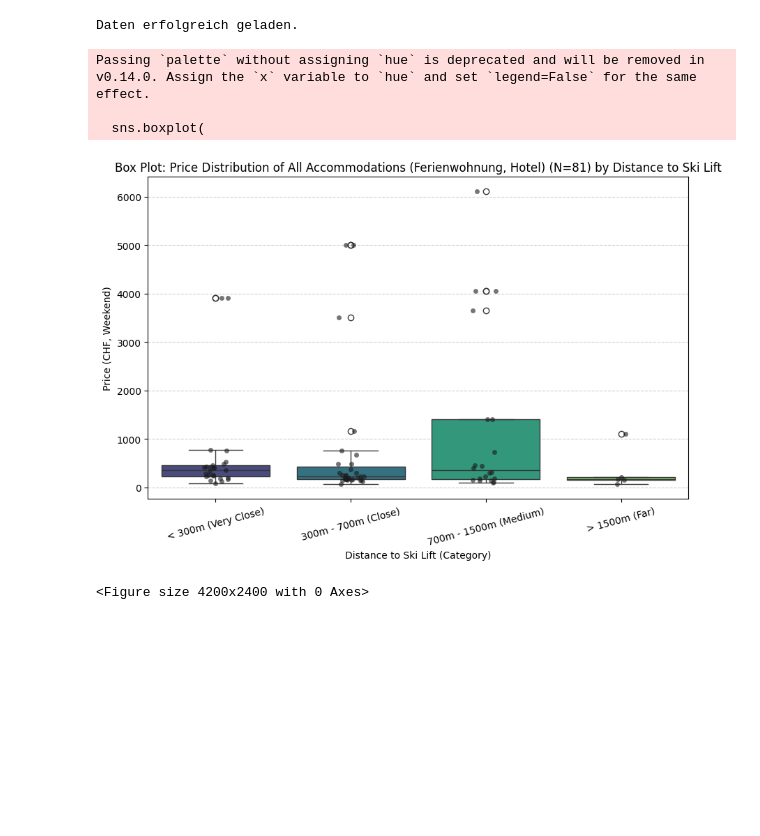
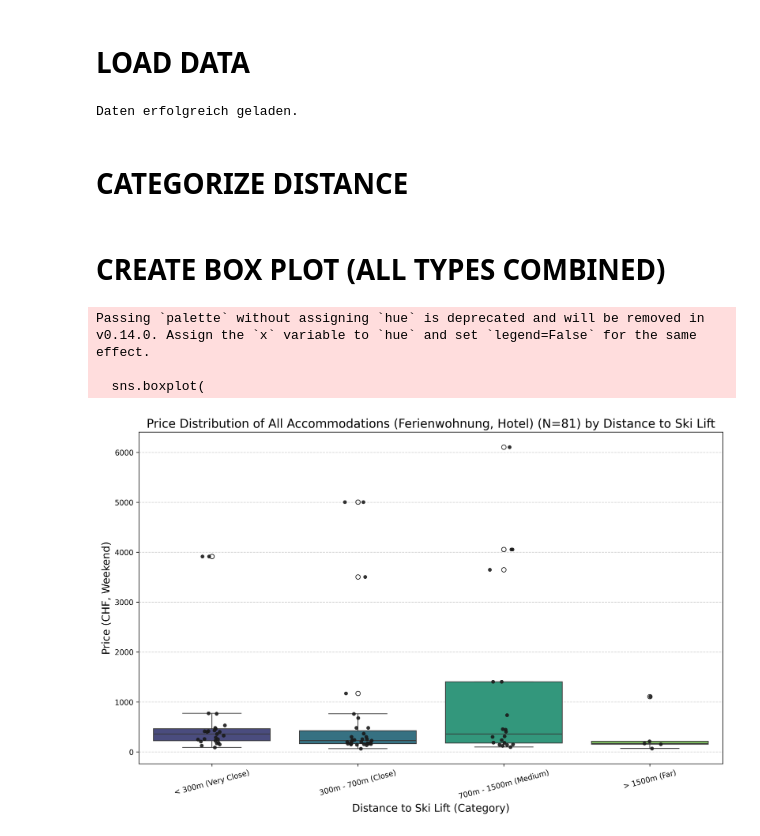
Before and after one commit to NadineLan/NLA_project_template_arm, a Jupyter notebook: 2. Box Plot All Type.ipynb, the cells around one changed output. Drawn from its saved outputs; the diff is of its cells as text; code cells hidden in the pictures; blank space fills up the shorter version.

```diff
--- a/2. Box Plot All Type.ipynb
+++ b/2. Box Plot All Type.ipynb
@@ -0,0 +5,9 @@
+# %% [markdown]
+# LOAD DATA
+# %%
+df = pd.read_csv("Davos_combined_cleaned.csv")
+print("Daten erfolgreich geladen.")
+# %% [output]
+Daten erfolgreich geladen.
+# %% [markdown]
+# CATEGORIZE DISTANCE
@@ -1,70 +30,39 @@
+# %% [markdown]
+# CREATE BOX PLOT (ALL TYPES COMBINED)
 # %%
-import pandas as pd
-import matplotlib.pyplot as plt
-import seaborn as sns
-
-# 1. LOAD DATA
-df = pd.read_csv("Davos_combined_cleaned.csv")
-print("Daten erfolgreich geladen.")
-
-# 2. CATEGORIZE DISTANCE
-# Define bins and labels for distance categorization (in meters)
-bins = [0, 300, 700, 1500, df['distance_skilift_meters'].max() + 1]
-labels = ['< 300m (Very Close)', '300m - 700m (Close)', '700m - 1500m (Medium)', '> 1500m (Far)']
-
-# Create the new categorical column
-df['distance_category'] = pd.cut(
-    df['distance_skilift_meters'],
-    bins=bins,
-    labels=labels,
-    right=False,  # Intervals are [lower, upper)
-    include_lowest=True
-)
-
-# Define the order for the categories
-category_order = labels
-
-# 3. CREATE BOX PLOT (ALL TYPES COMBINED)
-
-plt.figure(figsize=(10, 6))
+plt.figure(figsize=(14, 8), dpi=300)
 
 # Box Plot (no 'hue' is used here as all types are combined)
 sns.boxplot(
     data=df,
     x='distance_category',
     y='price',
     order=category_order,
     palette="viridis"
 )
 
 # Add data points (Stripplot) to show actual density
 sns.stripplot(
     data=df,
     x='distance_category',
     y='price',
     order=category_order,
     color=".1", # Dark color
     jitter=0.1, # Scatter points
     size=5,
-    alpha=0.6
+    alpha=0.9
 )
 
 # 4. FORMAT AND DISPLAY GRAPHIC
-
-plt.title(f"Box Plot: Price Distribution of All Accommodations (Ferienwohnung, Hotel) (N={len(df)}) by Distance to Ski Lift")
-plt.xlabel("Distance to Ski Lift (Category)")
-plt.ylabel("Price (CHF, Weekend)")
+plt.title(f"Price Distribution of All Accommodations (Ferienwohnung, Hotel) (N={len(df)}) by Distance to Ski Lift", fontsize=16)
+plt.xlabel("Distance to Ski Lift (Category)", fontsize=14)
+plt.ylabel("Price (CHF, Weekend)", fontsize=14)
 plt.xticks(rotation=15)
 plt.grid(axis='y', linestyle='--', alpha=0.6)
 
-# Increase plot size and set DPI for better quality
-plt.figure(figsize=(14, 8), dpi=300)
-
 plt.show()
 # %% [output]
-Daten erfolgreich geladen.
+Passing `palette` without assigning `hue` is deprecated and will be removed in v0.14.0. Assign the `x` variable to `hue` and set `legend=False` for the same effect.
+
+  sns.boxplot(
-Passing `palette` without assigning `hue` is deprecated and will be removed in v0.14.0. Assign the `x` variable to `hue` and set `legend=False` for the same effect.
-
-  sns.boxplot(
-[figure, old version]
+[figure, new version]
-<Figure size 4200x2400 with 0 Axes>
```
Also changed, not shown: parts of 2 cells of this notebook, 1 other file.
